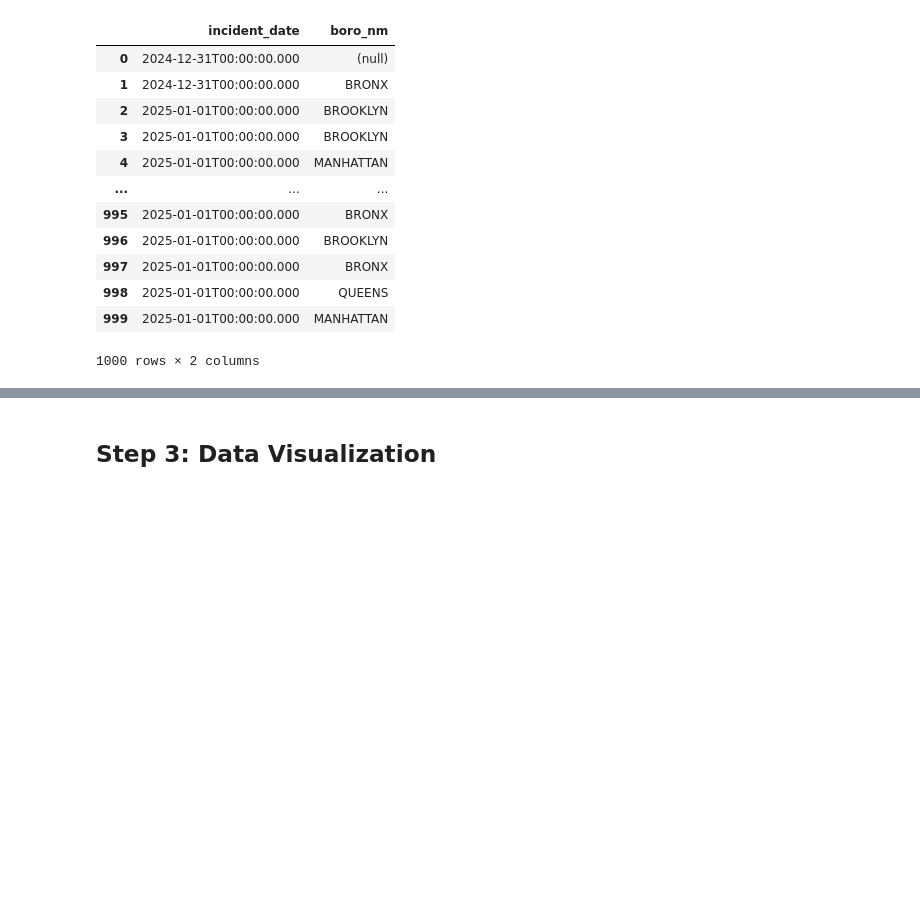
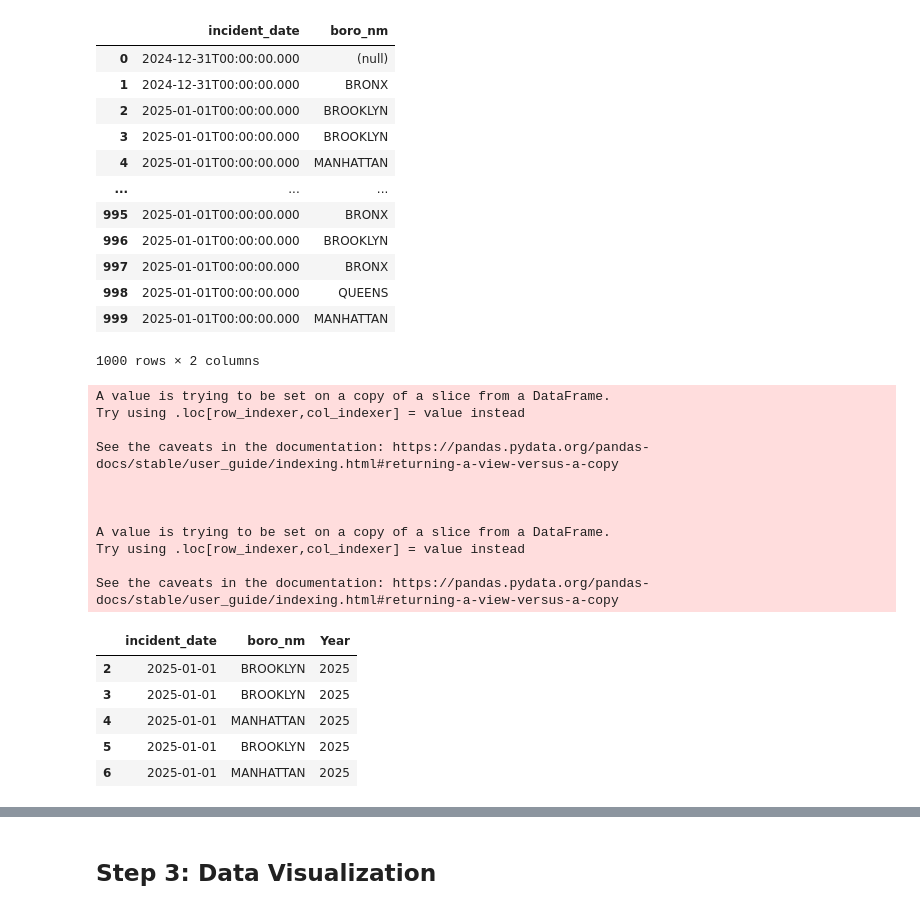
Before and after one commit to sophiacain11-jpg/sophiacain11-jpg.github.io, a Jupyter notebook: Project3.ipynb, the cells around one changed output, grey strips where cells are left out. Cells and saved outputs as stored; diff of their text form; code cells hidden in the pictures; blank space fills up the shorter version.

```diff
--- a/Project3.ipynb
+++ b/Project3.ipynb
@@ -244,7 +246,32 @@ df_911_subset
 | 999 | 2025-01-01T00:00:00.000 | MANHATTAN |
 1000 rows × 2 columns
 # %%
-# Now I want to convert the incident to only the year so I can select for data from 2025.
+# Now I want to convert the incident column to only the year so I can select for data from 2025.
 
+df_911_subset["incident_date"] = pd.to_datetime(
+    df_911_subset["incident_date"], errors="coerce"
+)
 
-# How I am going to group by borough and filter out the nulls.
+df_911_subset["Year"] = df_911_subset["incident_date"].dt.year
+
+df_2025 = df_911_subset[df_911_subset["Year"] == 2025]
+
+df_2025.head()
+# %% [output]
+A value is trying to be set on a copy of a slice from a DataFrame.
+Try using .loc[row_indexer,col_indexer] = value instead
+
+See the caveats in the documentation: https://pandas.pydata.org/pandas-docs/stable/user_guide/indexing.html#returning-a-view-versus-a-copy
+
+
+
+A value is trying to be set on a copy of a slice from a DataFrame.
+Try using .loc[row_indexer,col_indexer] = value instead
+
+See the caveats in the documentation: https://pandas.pydata.org/pandas-docs/stable/user_guide/indexing.html#returning-a-view-versus-a-copy
+|  | incident_date | boro_nm | Year |
+| 2 | 2025-01-01 | BROOKLYN | 2025 |
+| 3 | 2025-01-01 | BROOKLYN | 2025 |
+| 4 | 2025-01-01 | MANHATTAN | 2025 |
+| 5 | 2025-01-01 | BROOKLYN | 2025 |
+| 6 | 2025-01-01 | MANHATTAN | 2025 |
```
Also changed, not shown: parts of 6 cells of this notebook.
